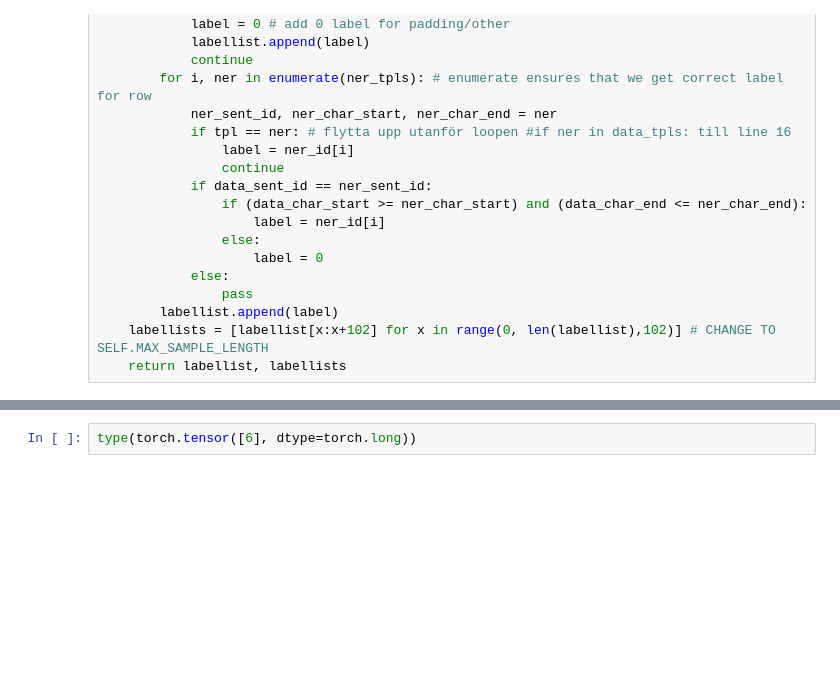
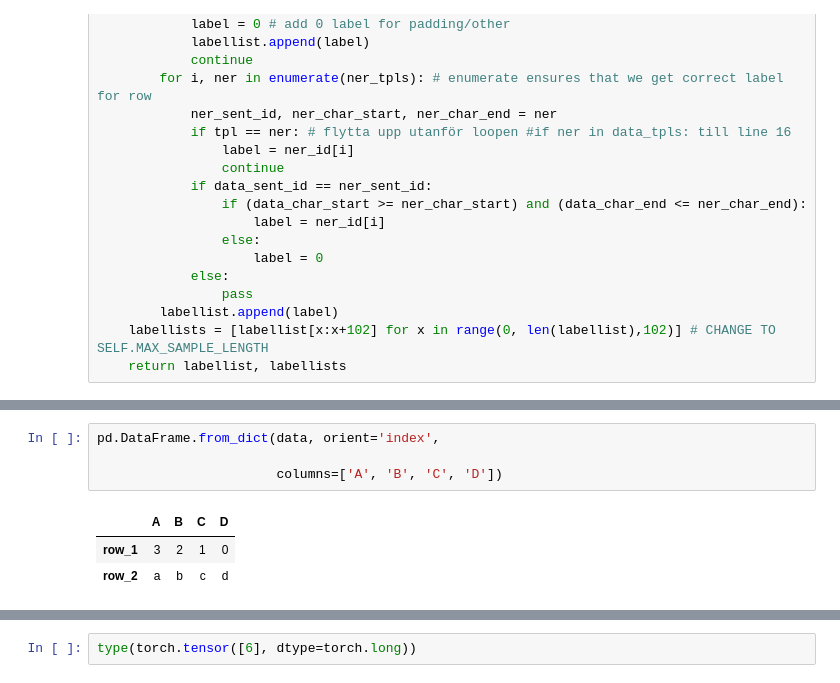
Before and after one commit to sagahansson/lt2316-h20-aa, a Jupyter notebook: Untitled-Copy1.ipynb, the cells around one changed output, grey strips where cells are left out. Drawn from its saved outputs; the diff is of its cells as text; blank space fills up the shorter version.

```diff
--- a/Untitled-Copy1.ipynb
+++ b/Untitled-Copy1.ipynb
@@ -258,0 +439,8 @@ for w, i in word2id.items():
+# %%
+pd.DataFrame.from_dict(data, orient='index',
+
+                       columns=['A', 'B', 'C', 'D'])
+# %% [output]
+|  | A | B | C | D |
+| row_1 | 3 | 2 | 1 | 0 |
+| row_2 | a | b | c | d |
```
Also changed, not shown: parts of 69 cells of this notebook, 3 other files.
